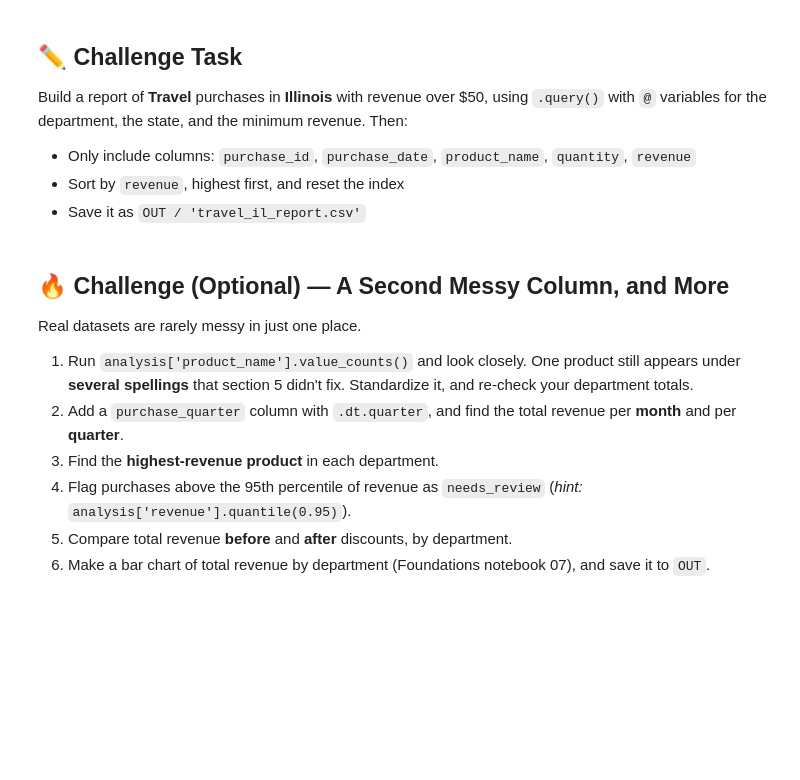
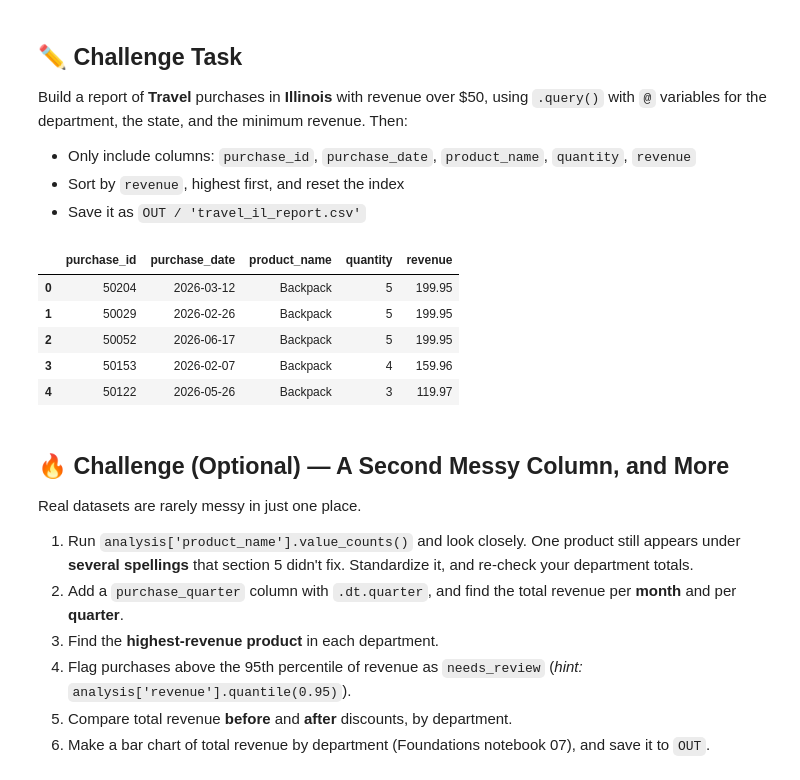
Before and after one commit to nazmunmansur/3603-data-science-mansur, a Jupyter notebook: Work/02-Assignments/06-Working_with_Data_Adv/08-Pandas_Wrangle_Lab.ipynb, the cells around one changed output. Saved outputs shown, nothing was run; the diff lists cells and outputs as text; code cells hidden in the pictures; blank space fills up the shorter version.

```diff
--- a/Work/02-Assignments/06-Working_with_Data_Adv/08-Pandas_Wrangle_Lab.ipynb
+++ b/Work/02-Assignments/06-Working_with_Data_Adv/08-Pandas_Wrangle_Lab.ipynb
@@ -325,3 +694,20 @@ Using `groupby`, find each **department's** share of total revenue as a percenta
 Create an `order_size` column that's `'Single'` when `quantity` is 1 and `'Multiple'` otherwise. Group by it and show the number of purchases, the total revenue, and the average revenue for each group.
 # %%
 # Your code here
+# Create the order_size column
+analysis['order_size'] = analysis['quantity'].apply(
+    lambda x: 'Single' if x == 1 else 'Multiple'
+)
+
+# Group by order_size
+order_summary = (
+    analysis.groupby('order_size')
+    .agg(
+        purchases=('purchase_id', 'count'),
+        total_revenue=('revenue', 'sum'),
+        avg_revenue=('revenue', 'mean')
+    )
+    .round({'avg_revenue': 2, 'total_revenue': 2})
+)
+
+order_summary
@@ -349,6 +773,39 @@ Build a report of **Travel** purchases in **Illinois** with revenue over \$50, u
 - Save it as `OUT / 'travel_il_report.csv'`
 # %%
 # Your turn here
+target_department = 'Travel'
+target_state = 'IL'
+minimum_revenue = 50
+
+travel_il_report = (
+    analysis
+    .query(
+        'department == @target_department and '
+        'state == @target_state and '
+        'revenue > @minimum_revenue'
+    )
+    .loc[:, [
+        'purchase_id',
+        'purchase_date',
+        'product_name',
+        'quantity',
+        'revenue'
+    ]]
+    .sort_values('revenue', ascending=False)
+    .reset_index(drop=True)
+)
+
+save_path = OUT / 'travel_il_report.csv'
+travel_il_report.to_csv(save_path, index=False)
+
+travel_il_report.head()
+# %% [output]
+|  | purchase_id | purchase_date | product_name | quantity | revenue |
+| 0 | 50204 | 2026-03-12 | Backpack | 5 | 199.95 |
+| 1 | 50029 | 2026-02-26 | Backpack | 5 | 199.95 |
+| 2 | 50052 | 2026-06-17 | Backpack | 5 | 199.95 |
+| 3 | 50153 | 2026-02-07 | Backpack | 4 | 159.96 |
+| 4 | 50122 | 2026-05-26 | Backpack | 3 | 119.97 |
 # %% [markdown]
 ## 🔥 Challenge (Optional) — A Second Messy Column, and More
 Real datasets are rarely messy in just one place.
```
Also changed, not shown: parts of 58 cells of this notebook, 36 other files.
